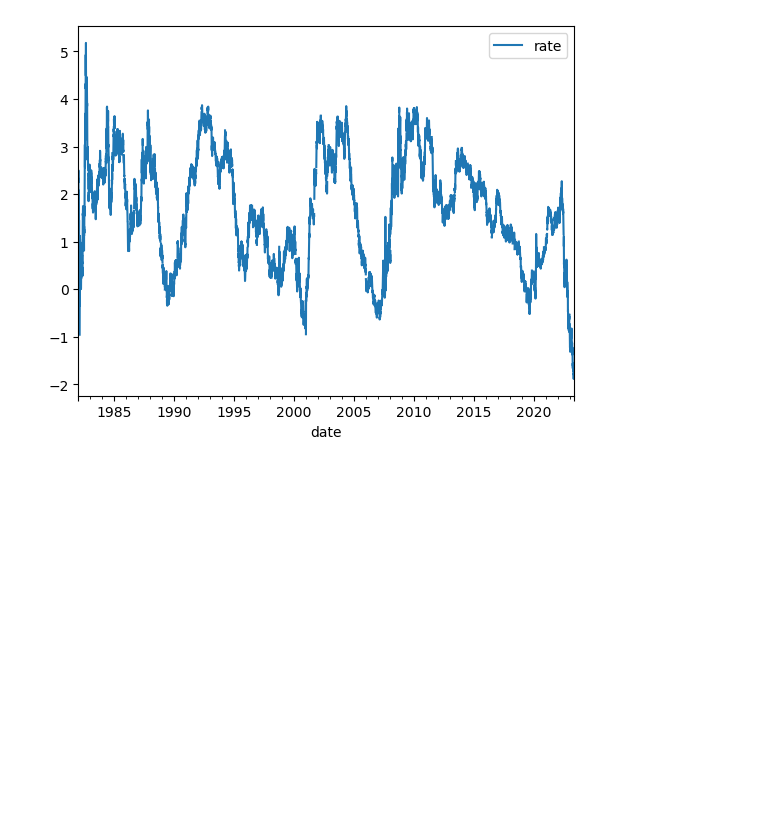
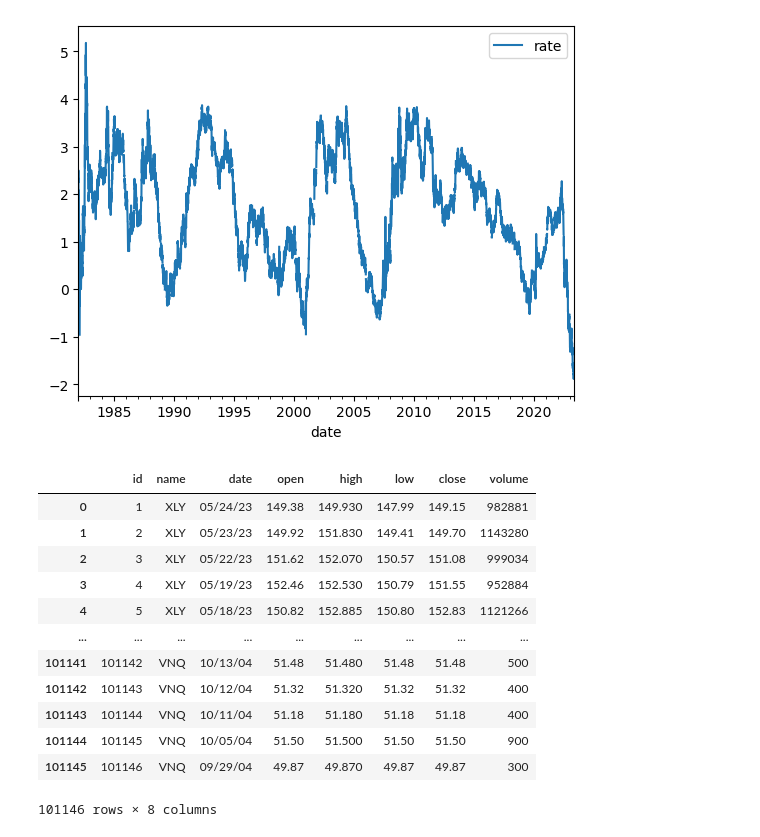
Before and after one commit to baruchfrost/finance-project3, a Jupyter notebook: project3analysis.ipynb, the cells around one changed output. Drawn from its saved outputs; the diff is of its cells as text; code cells hidden in the pictures; blank space fills up the shorter version.

```diff
--- a/project3analysis.ipynb
+++ b/project3analysis.ipynb
@@ -17,3 +17,20 @@ df.head()
 | 3 | 4 | 1982-01-07 | 2.46 |
 | 4 | 5 | 1982-01-08 | 2.50 |
 [figure]
+# %%
+df1 = pd.read_sql_query("SELECT * FROM sector_etfs", conn)
+df1
+# %% [output]
+|  | id | name | date | open | high | low | close | volume |
+| 0 | 1 | XLY | 05/24/23 | 149.38 | 149.930 | 147.99 | 149.15 | 982881 |
+| 1 | 2 | XLY | 05/23/23 | 149.92 | 151.830 | 149.41 | 149.70 | 1143280 |
+| 2 | 3 | XLY | 05/22/23 | 151.62 | 152.070 | 150.57 | 151.08 | 999034 |
+| 3 | 4 | XLY | 05/19/23 | 152.46 | 152.530 | 150.79 | 151.55 | 952884 |
+| 4 | 5 | XLY | 05/18/23 | 150.82 | 152.885 | 150.80 | 152.83 | 1121266 |
+| ... | ... | ... | ... | ... | ... | ... | ... | ... |
+| 101141 | 101142 | VNQ | 10/13/04 | 51.48 | 51.480 | 51.48 | 51.48 | 500 |
+| 101142 | 101143 | VNQ | 10/12/04 | 51.32 | 51.320 | 51.32 | 51.32 | 400 |
+| 101143 | 101144 | VNQ | 10/11/04 | 51.18 | 51.180 | 51.18 | 51.18 | 400 |
+| 101144 | 101145 | VNQ | 10/05/04 | 51.50 | 51.500 | 51.50 | 51.50 | 900 |
+| 101145 | 101146 | VNQ | 09/29/04 | 49.87 | 49.870 | 49.87 | 49.87 | 300 |
+101146 rows × 8 columns
```
Also changed, not shown: 2 other files.
